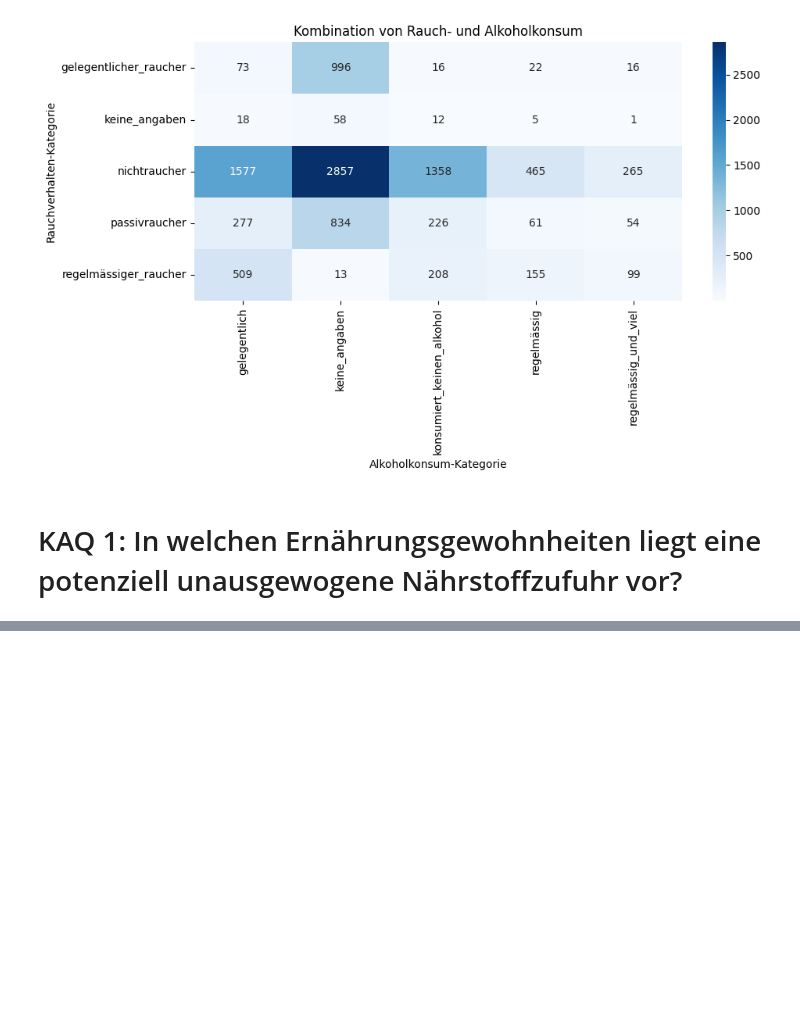
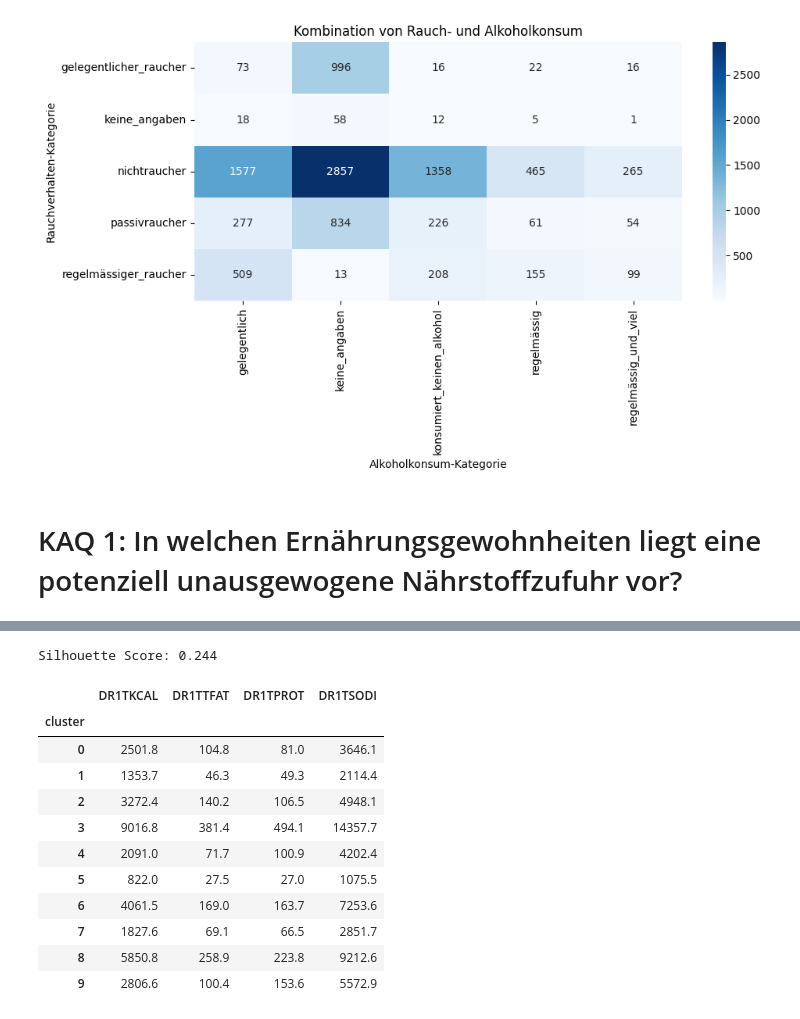
Before and after one commit to SheKJana/first-own-repository, a Jupyter notebook: Nach_KAQs.ipynb, the cells around one changed output, grey strips where cells are left out. Cells and saved outputs as stored; diff of their text form; code cells hidden in the pictures; blank space fills up the shorter version.

Commit message:
KAQ1 exploratives Cluster ergänzt

```diff
--- a/Nach_KAQs.ipynb
+++ b/Nach_KAQs.ipynb
@@ -488,0 +518,29 @@ Text(95.5815972222222, 0.5, 'Rauchverhalten-Kategorie')
+# %%
+from sklearn.preprocessing import StandardScaler
+from sklearn.cluster import KMeans
+import matplotlib.pyplot as plt
+
+# STEP 1: Cluster-relevante Spalten extrahieren
+cluster_features = ['DR1TKCAL', 'DR1TTFAT', 'DR1TPROT', 'DR1TSODI']
+df_cluster = df_bereinigt[cluster_features].dropna()
+
+# STEP 2: Daten standardisieren
+scaler = StandardScaler()
+X_scaled = scaler.fit_transform(df_cluster)
+
+# STEP 3: Elbow-Methode zur Bestimmung der optimalen Clusterzahl
+wcss = []
+for k in range(1, 11):
+    kmeans = KMeans(n_clusters=k, random_state=42, n_init='auto')
+    kmeans.fit(X_scaled)
+    wcss.append(kmeans.inertia_)
+
+# STEP 4: Plot anzeigen
+plt.figure(figsize=(8, 5))
+plt.plot(range(1, 11), wcss, marker='o')
+plt.title("Elbow-Methode zur Bestimmung der Clusteranzahl")
+plt.xlabel("Anzahl Cluster (k)")
+plt.ylabel("WCSS")
+plt.grid(True)
+plt.tight_layout()
+plt.show()
@@ -488,0 +561,31 @@ Text(95.5815972222222, 0.5, 'Rauchverhalten-Kategorie')
+# %%
+from sklearn.metrics import silhouette_score
+
+# Cluster-Zuweisung liegt in: kmeans.labels_
+# Datengrundlage ist: X_scaled (also standardisierte Input-Daten für Clustering)
+score = silhouette_score(X_scaled, kmeans.labels_)
+print(f"Silhouette Score: {score:.3f}")
+# %% [output]
+Silhouette Score: 0.244
+# %%
+import pandas as pd
+
+# Cluster-Zuweisung zu DataFrame hinzufügen
+df_bereinigt["cluster"] = kmeans.labels_
+
+# Mittelwerte pro Cluster berechnen
+cluster_means = df_bereinigt.groupby("cluster")[['DR1TKCAL', 'DR1TTFAT', 'DR1TPROT', 'DR1TSODI']].mean().round(1)
+display(cluster_means)
+# %% [output]
+|  | DR1TKCAL | DR1TTFAT | DR1TPROT | DR1TSODI |
+| cluster |  |  |  |  |
+| 0 | 2501.8 | 104.8 | 81.0 | 3646.1 |
+| 1 | 1353.7 | 46.3 | 49.3 | 2114.4 |
+| 2 | 3272.4 | 140.2 | 106.5 | 4948.1 |
+| 3 | 9016.8 | 381.4 | 494.1 | 14357.7 |
+| 4 | 2091.0 | 71.7 | 100.9 | 4202.4 |
+| 5 | 822.0 | 27.5 | 27.0 | 1075.5 |
+| 6 | 4061.5 | 169.0 | 163.7 | 7253.6 |
+| 7 | 1827.6 | 69.1 | 66.5 | 2851.7 |
+| 8 | 5850.8 | 258.9 | 223.8 | 9212.6 |
+| 9 | 2806.6 | 100.4 | 153.6 | 5572.9 |
```
Also changed, not shown: parts of 7 cells of this notebook.
